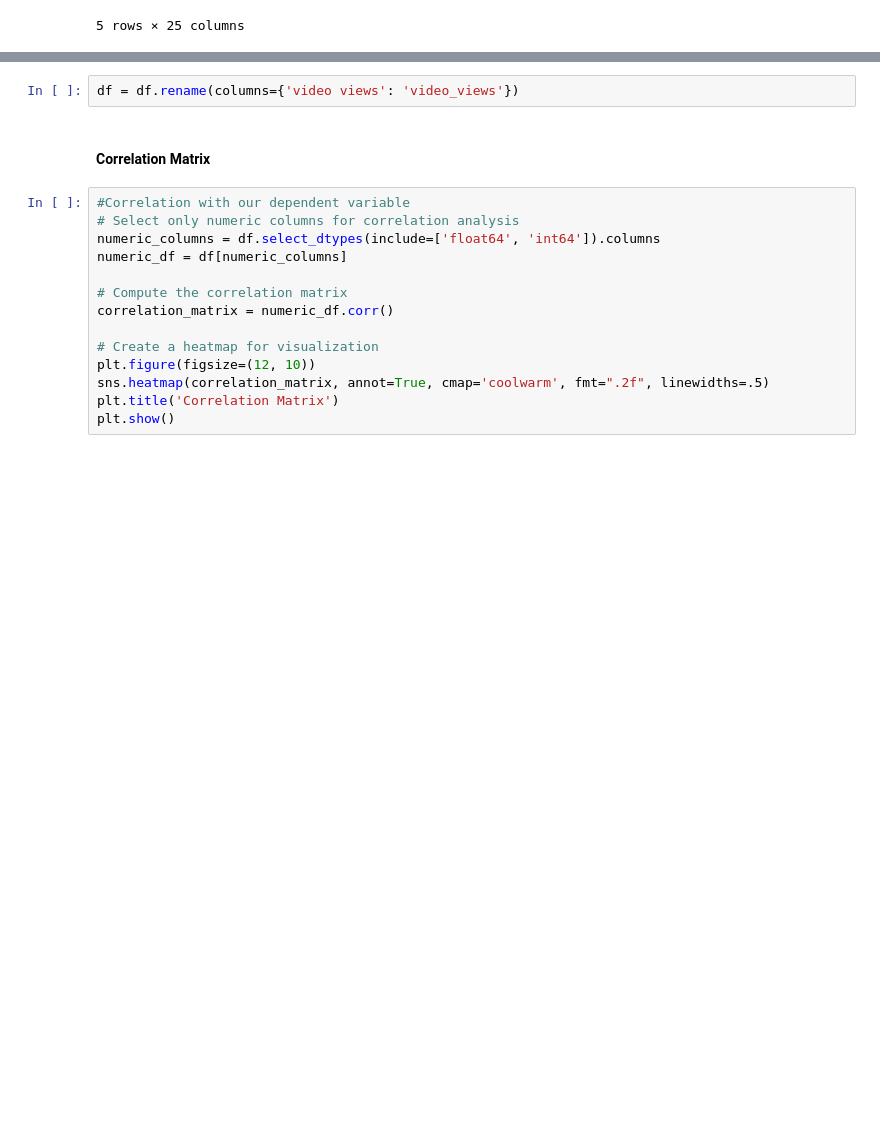
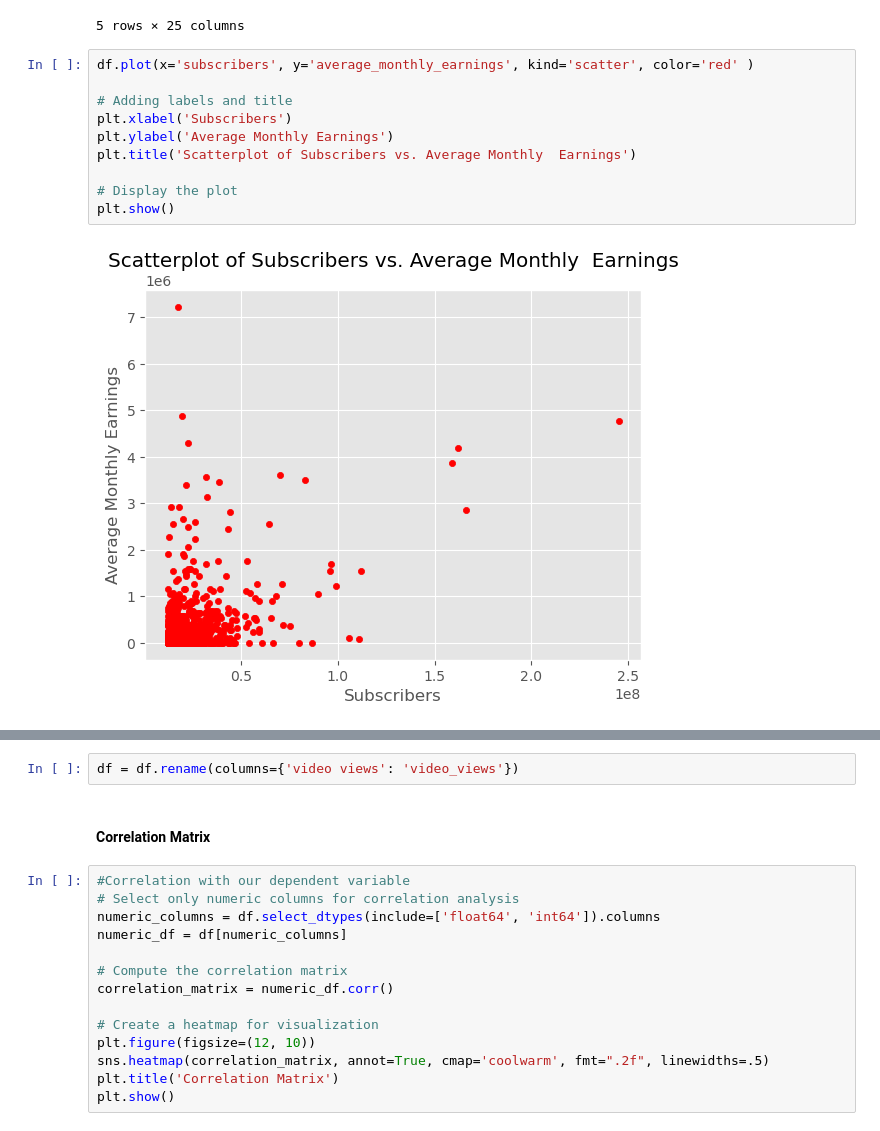
Before and after one commit to King-georges/You-Tube-Stats-Analysis, a Jupyter notebook: Project_notebook.ipynb, the cells around one changed output, grey strips where cells are left out. Drawn from its saved outputs; the diff is of its cells as text; blank space fills up the shorter version.

```diff
--- a/Project_notebook.ipynb
+++ b/Project_notebook.ipynb
@@ -233,3 +235,15 @@ df.head()
 | 4 | Cocomelon - Nursery Rhymes | 162000000 | 1.640000e+11 | Education | Cocomelon - Nursery Rhymes | 966 | United States | US | Education | ... |
 | 5 | SET India | 159000000 | 1.480000e+11 | Shows | SET India | 116536 | India | IN | Entertainment | ... |
 5 rows × 25 columns
+# %%
+df.plot(x='subscribers', y='average_monthly_earnings', kind='scatter', color='red' )
+
+# Adding labels and title
+plt.xlabel('Subscribers')
+plt.ylabel('Average Monthly Earnings')
+plt.title('Scatterplot of Subscribers vs. Average Monthly  Earnings')
+
+# Display the plot
+plt.show()
+# %% [output]
+[figure, added]
```
Also changed, not shown: parts of 6 cells of this notebook.
